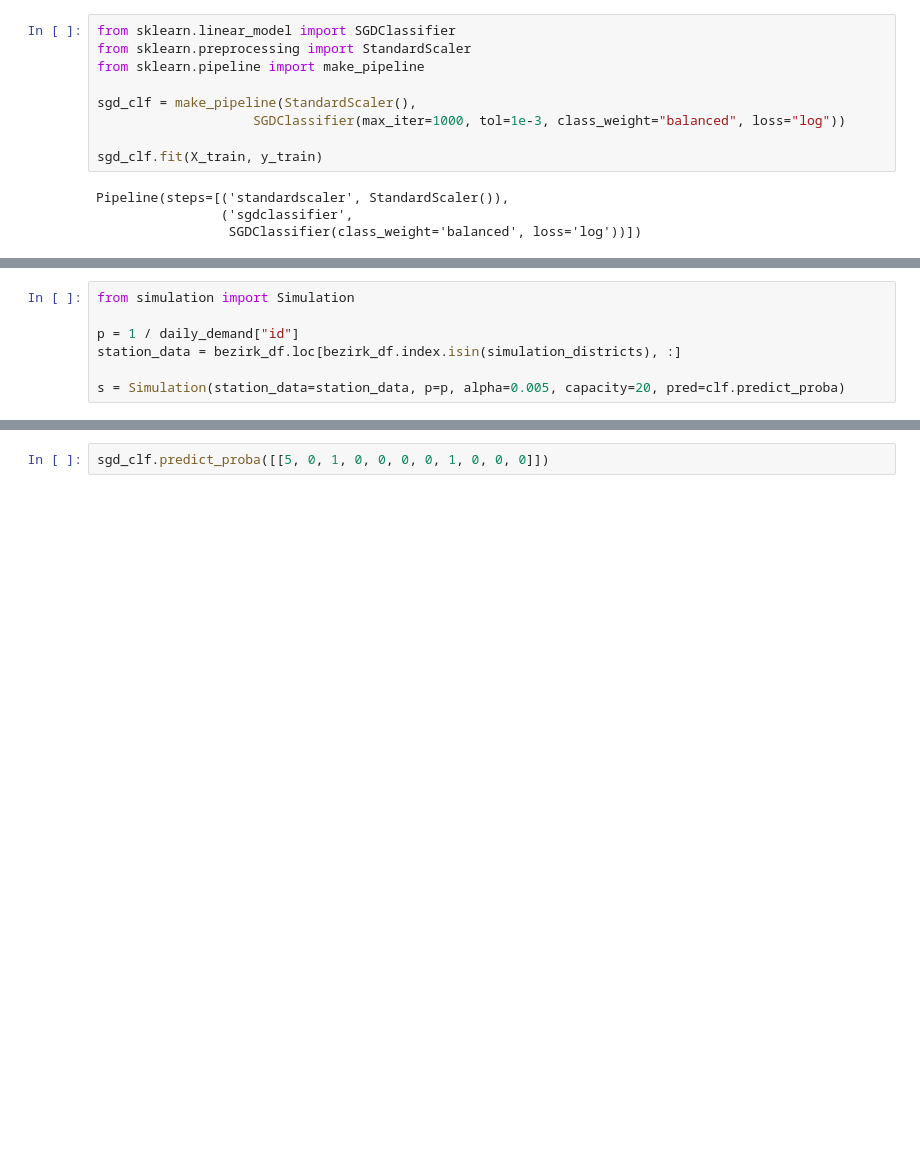
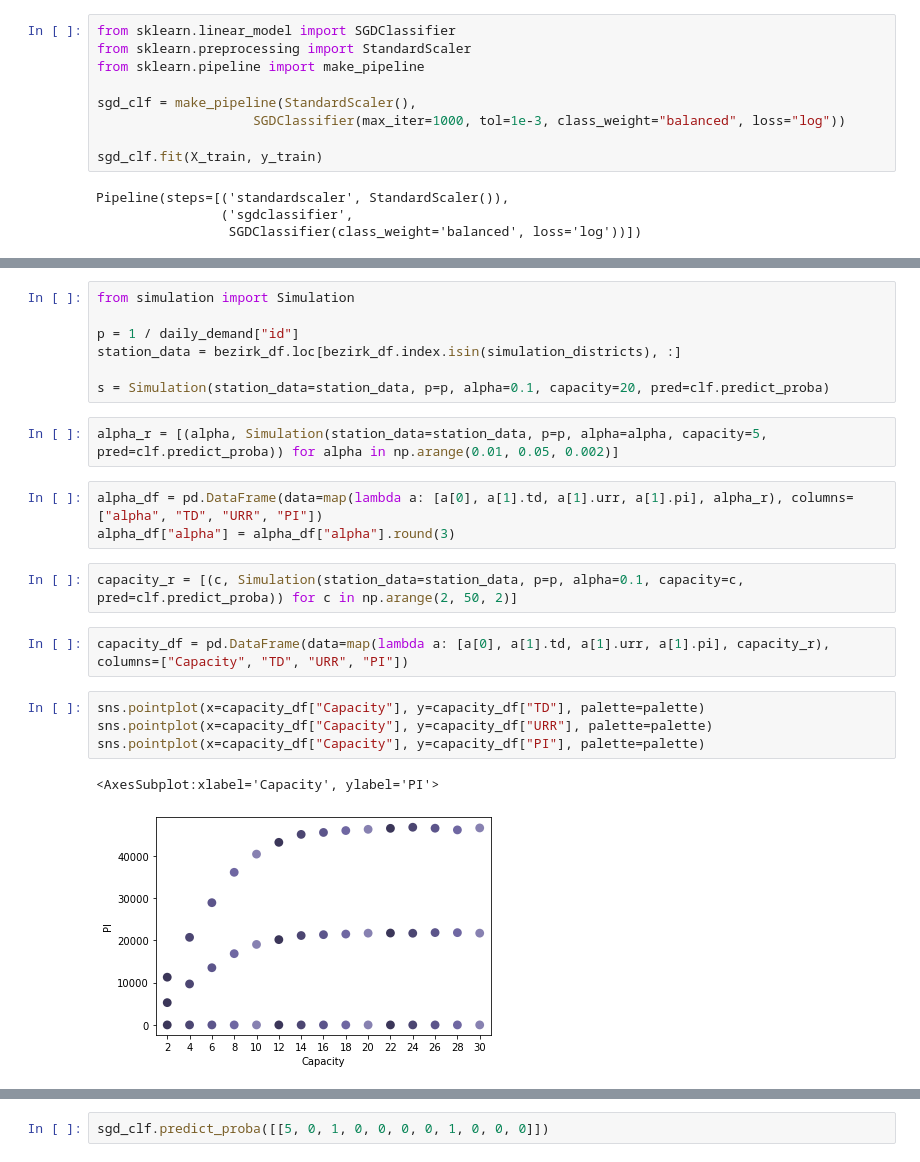
Before and after one commit to lucafanselau/bachelor-seminar-thesis, a Jupyter notebook: src/vehicle-choice-model.ipynb, the cells around one changed output, grey strips where cells are left out. Drawn from its saved outputs; the diff is of its cells as text; blank space fills up the shorter version.

```diff
--- a/src/vehicle-choice-model.ipynb
+++ b/src/vehicle-choice-model.ipynb
@@ -314,4 +308,20 @@ from simulation import Simulation
 p = 1 / daily_demand["id"]
 station_data = bezirk_df.loc[bezirk_df.index.isin(simulation_districts), :]
 
-s = Simulation(station_data=station_data, p=p, alpha=0.005, capacity=20, pred=clf.predict_proba)
+s = Simulation(station_data=station_data, p=p, alpha=0.1, capacity=20, pred=clf.predict_proba)
+# %%
+alpha_r = [(alpha, Simulation(station_data=station_data, p=p, alpha=alpha, capacity=5, pred=clf.predict_proba)) for alpha in np.arange(0.01, 0.05, 0.002)]
+# %%
+alpha_df = pd.DataFrame(data=map(lambda a: [a[0], a[1].td, a[1].urr, a[1].pi], alpha_r), columns=["alpha", "TD", "URR", "PI"])
+alpha_df["alpha"] = alpha_df["alpha"].round(3)
+# %%
+capacity_r = [(c, Simulation(station_data=station_data, p=p, alpha=0.1, capacity=c, pred=clf.predict_proba)) for c in np.arange(2, 50, 2)]
+# %%
+capacity_df = pd.DataFrame(data=map(lambda a: [a[0], a[1].td, a[1].urr, a[1].pi], capacity_r), columns=["Capacity", "TD", "URR", "PI"])
+# %%
+sns.pointplot(x=capacity_df["Capacity"], y=capacity_df["TD"], palette=palette)
+sns.pointplot(x=capacity_df["Capacity"], y=capacity_df["URR"], palette=palette)
+sns.pointplot(x=capacity_df["Capacity"], y=capacity_df["PI"], palette=palette)
+# %% [output]
+<AxesSubplot:xlabel='Capacity', ylabel='PI'>
+[figure, added]
```
Also changed, not shown: parts of 8 cells of this notebook, 10 other files.
